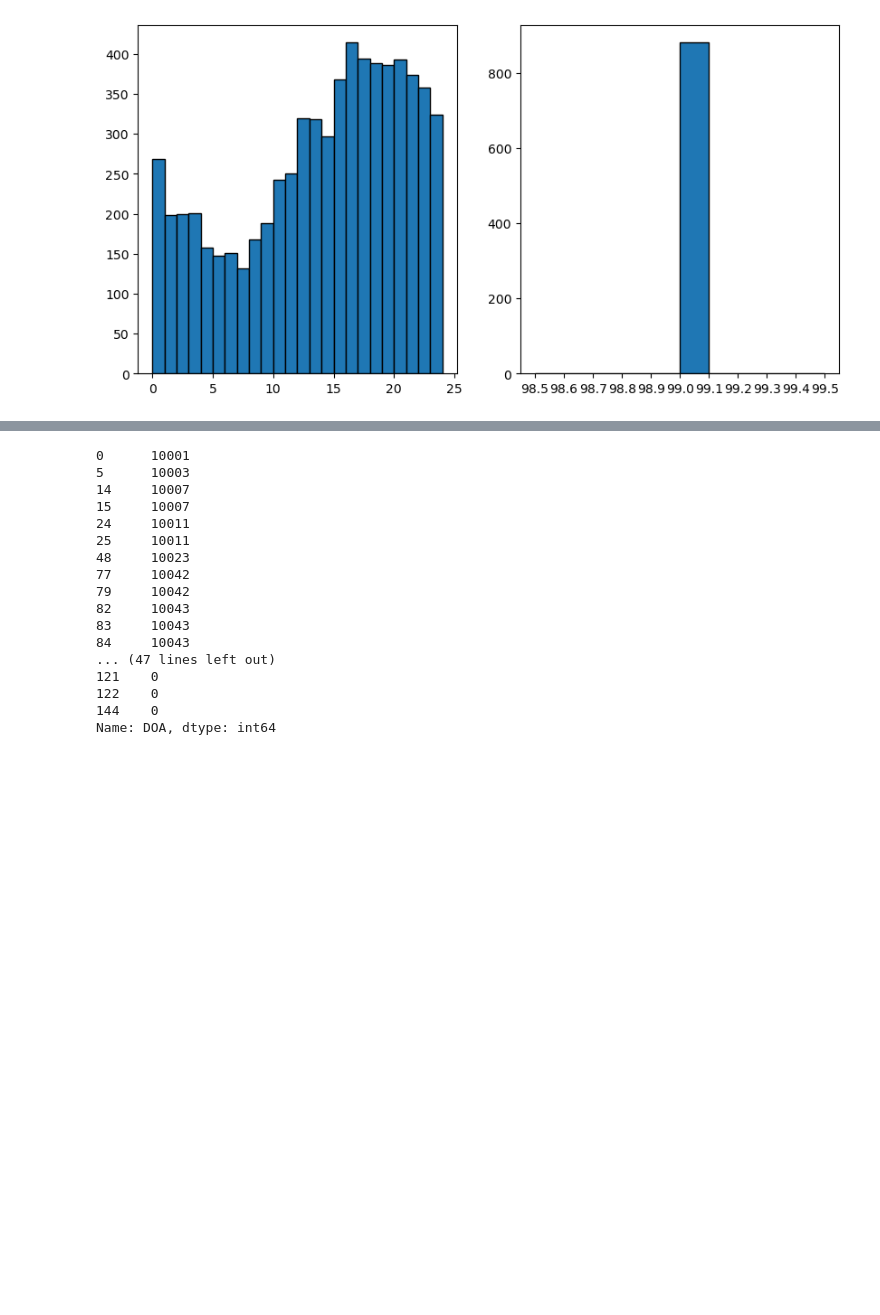
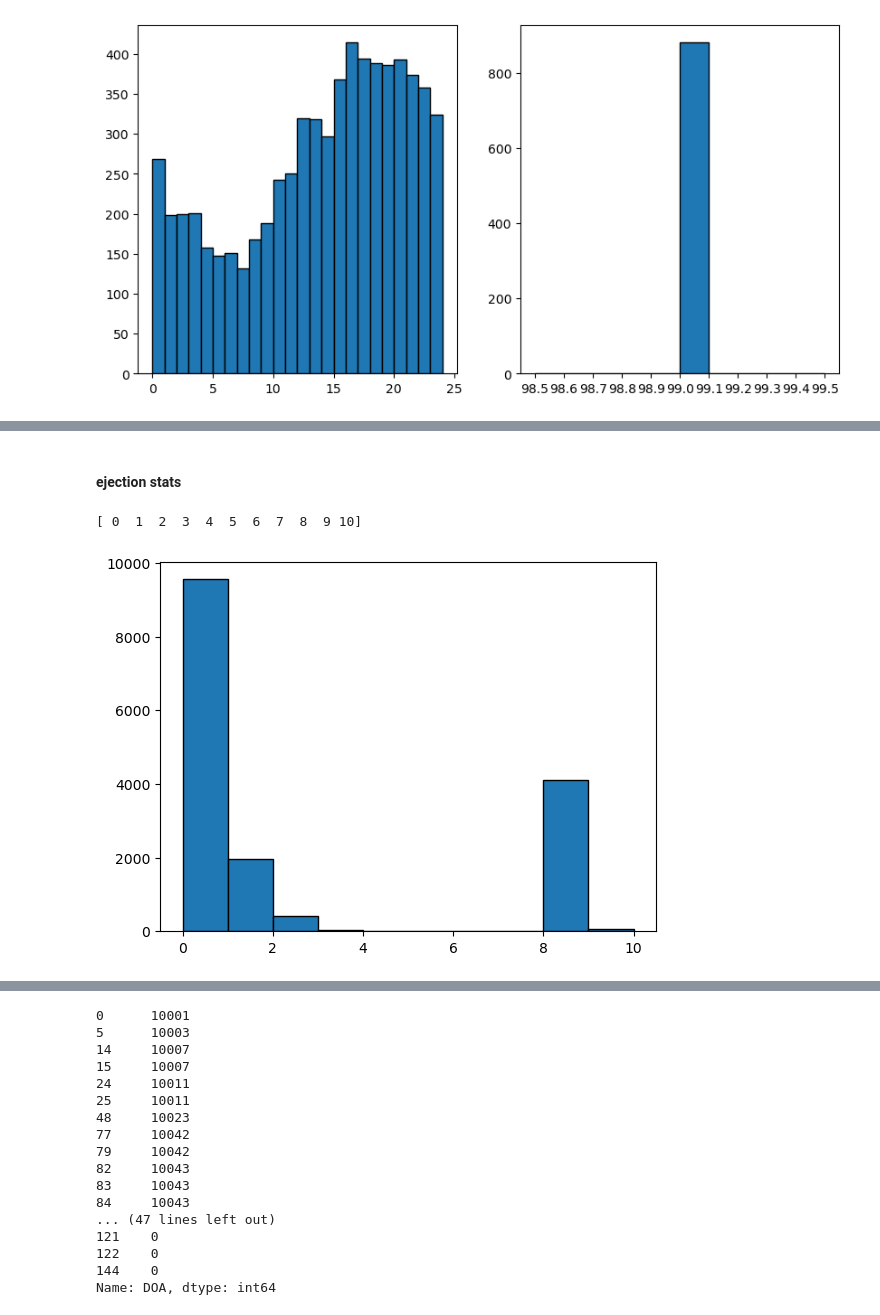
Before and after one commit to braxtonhaynie/IE565_applied_data_science, a Jupyter notebook: parse_data.ipynb, the cells around one changed output, grey strips where cells are left out. Cells and saved outputs as stored; diff of their text form; code cells hidden in the pictures; blank space fills up the shorter version.

```diff
--- a/parse_data.ipynb
+++ b/parse_data.ipynb
@@ -115,0 +116,10 @@ Note:
+# %% [markdown]
+#### ejection stats
+# %%
+#
+df_ejected = df
+_,bins,_ = plt.hist(df_ejected, range(0,11),edgecolor = "black")
+print(bins)
+# %% [output]
+[ 0  1  2  3  4  5  6  7  8  9 10]
+[figure, added]
```
Also changed, not shown: parts of 8 cells of this notebook.
